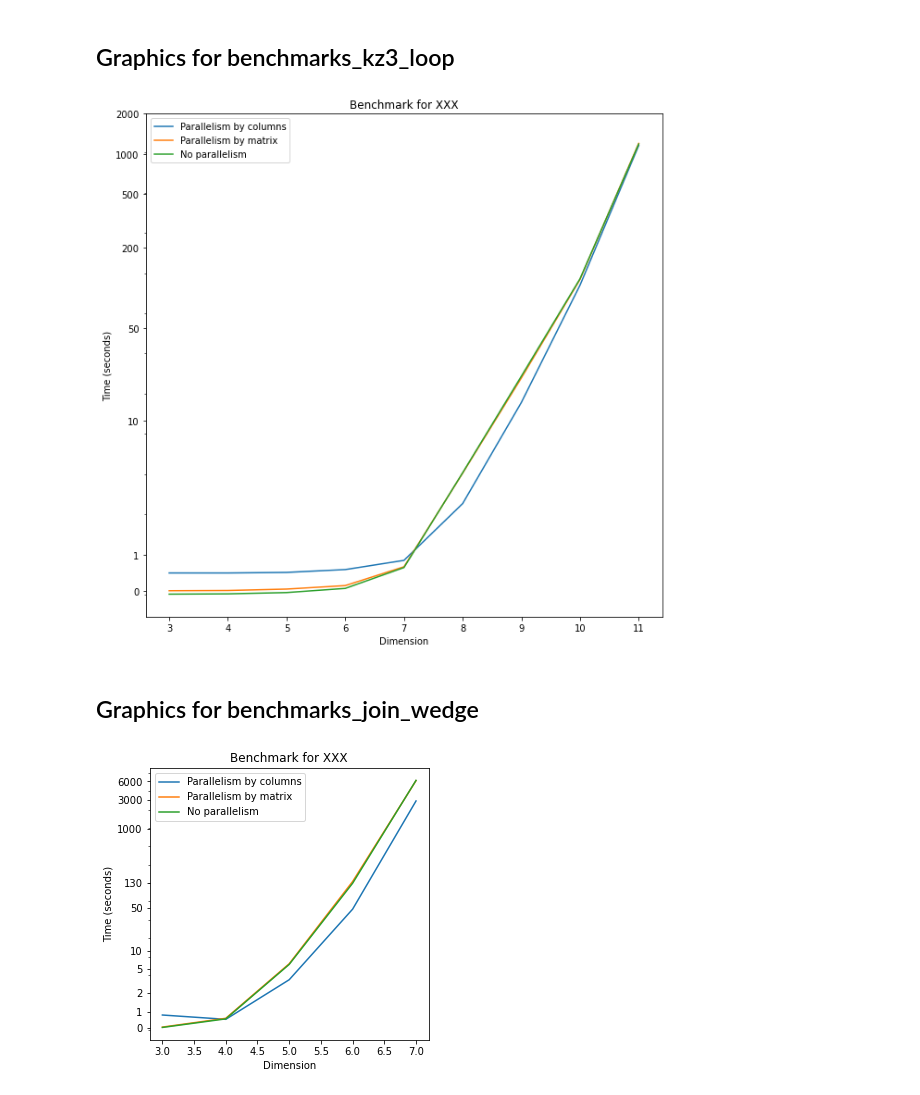
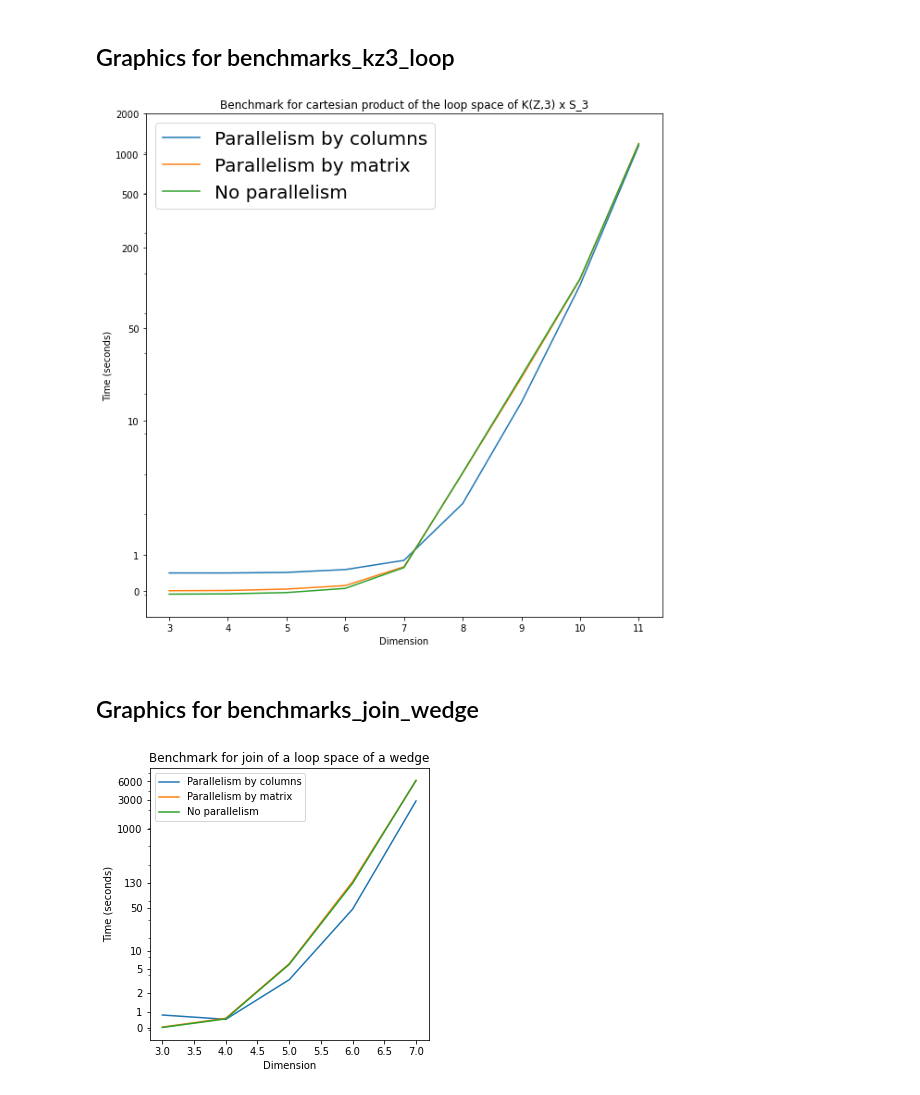
Before and after one commit to jodivaso/EACA22, a Jupyter notebook: Graphics.ipynb, the cells around one changed output. Cells and saved outputs as stored; diff of their text form; code cells hidden in the pictures.

```diff
--- a/Graphics.ipynb
+++ b/Graphics.ipynb
@@ -38,28 +39,29 @@ plt.show()
 # %%
 df = pd.read_csv("benchmarks_kz3_loop.txt",sep=";")
 
 %matplotlib inline
 x = df["Dimension"]
 y1 = df["Time_parallelism_columns"]
 y2 = df["Time_parallelism_basic"]
 y3 = df["Time_no_parallelism"]
 fig, ax1 = plt.subplots(1, 1, figsize=(10,10))
 
 ax1.plot(x, y1, label='Parallelism by columns')
 ax1.plot(x, y2, label='Parallelism by matrix')
 ax1.plot(x, y3, label='No parallelism')
 ax1.set_yscale("symlog", base=2) #the log transformation
 #ax1.set_yscale('symlog', linthresh=0.01)
-ax1.set_title("Benchmark for XXX");
+ax1.set_title("Benchmark for cartesian product of the loop space of K(Z,3) x S_3");
 ax1.set_xlabel("Dimension");
 ax1.set_ylabel("Time (seconds)");
 ax1.set_yticks([0.1,1,10, 50, 200, 500,1000, 2000])
 ax1.get_yaxis().set_major_formatter(matplotlib.ticker.ScalarFormatter())
 handles, labels = ax1.get_legend_handles_labels()
-ax1.legend()
+ax1.legend(fontsize=20)
+plt.savefig("benchmarks_kz3_loop.jpg", format = "jpg", dpi=600)
 plt.show()
 # %% [output]
-[figure, old version]
+[figure, new version]
 # %% [markdown]
 ## Graphics for benchmarks_join_wedge
 # %%
@@ -77,13 +79,14 @@ ax1.plot(x, y2, label='Parallelism by matrix')
 ax1.plot(x, y3, label='No parallelism')
 ax1.set_yscale("symlog", base=2) #the log transformation
 #ax1.set_yscale('symlog', linthresh=0.01)
-ax1.set_title("Benchmark for XXX");
+ax1.set_title("Benchmark for join of a loop space of a wedge");
 ax1.set_xlabel("Dimension");
 ax1.set_ylabel("Time (seconds)");
 ax1.set_yticks([0.1,1,2,5,10, 50, 130,1000, 3000,6000])
 ax1.get_yaxis().set_major_formatter(matplotlib.ticker.ScalarFormatter())
 handles, labels = ax1.get_legend_handles_labels()
 ax1.legend()
+plt.savefig("benchmarks_join_wedge.jpg", format = "jpg", dpi = 600)
 plt.show()
 # %% [output]
-[figure, old version]
+[figure, new version]
```
Also changed, not shown: parts of 1 cell of this notebook.
